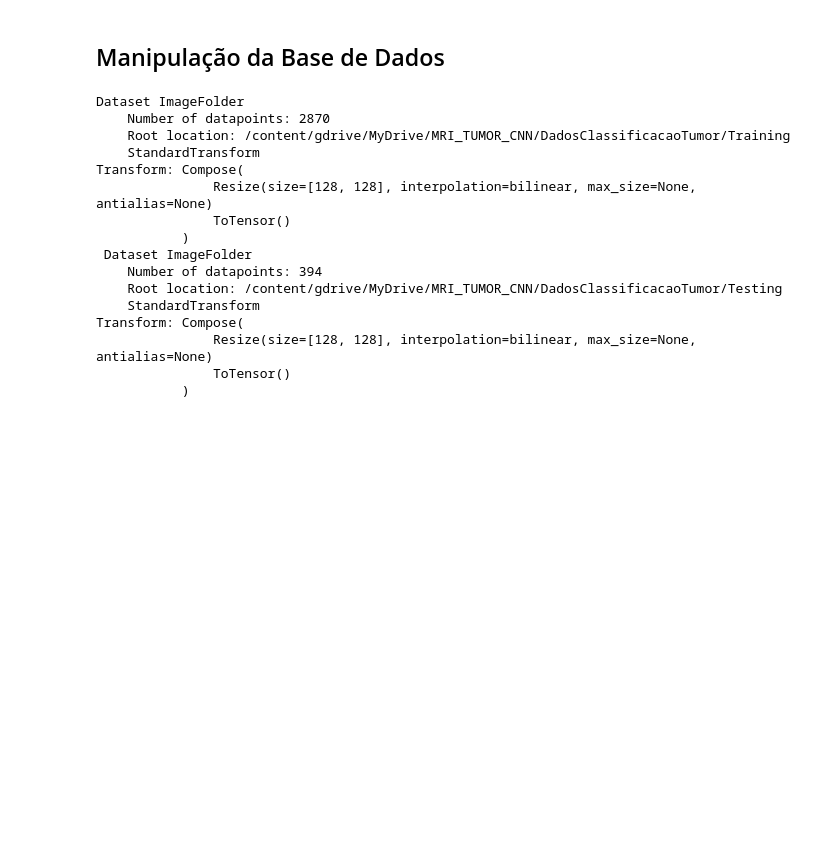
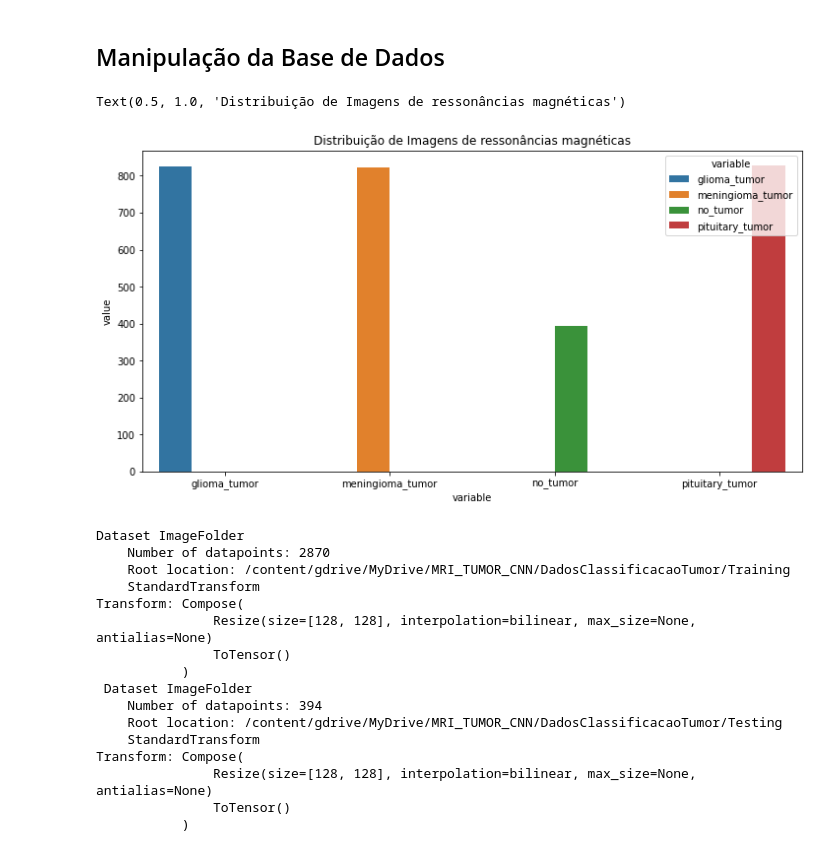
Before and after one commit to wander-asb/MRI_CLASSIFICATION, a Jupyter notebook: Multi_Classification_of_Brain_Tumor_Images.ipynb, the cells around one changed output. Saved outputs shown, nothing was run; the diff lists cells and outputs as text; code cells hidden in the pictures; blank space fills up the shorter version.

```diff
--- a/Multi_Classification_of_Brain_Tumor_Images.ipynb
+++ b/Multi_Classification_of_Brain_Tumor_Images.ipynb
@@ -96,6 +99,24 @@ transform_test = transforms.Compose(
 # %%
 train_dataset = datasets.ImageFolder(path_train, transform=transform_train)
 test_dataset = datasets.ImageFolder(path_test, transform=transform_test)
+# %%
+idx2class = {v: k for k, v in train_dataset.class_to_idx.items()}
+
+def get_class_distribution(dataset_obj):
+  count_dict = {k:0 for k, v in dataset_obj.class_to_idx.items()}
+  for i in dataset_obj:
+    y_labels = i[1]
+    y_labels = idx2class[y_labels]
+    count_dict[y_labels] += 1
+  return count_dict
+# %%
+plt.figure(figsize=(12,6))
+sns.barplot(data = pd.DataFrame.from_dict([get_class_distribution(train_dataset)])\
+            .melt(), x = "variable", y="value", hue="variable")\
+            .set_title('Distribuição de Imagens de ressonâncias magnéticas')
+# %% [output]
+Text(0.5, 1.0, 'Distribuição de Imagens de ressonâncias magnéticas')
+[figure, added]
 # %%
 print(train_dataset, '\n', test_dataset)
 # %% [output]
```
Also changed, not shown: parts of 8 cells of this notebook.
